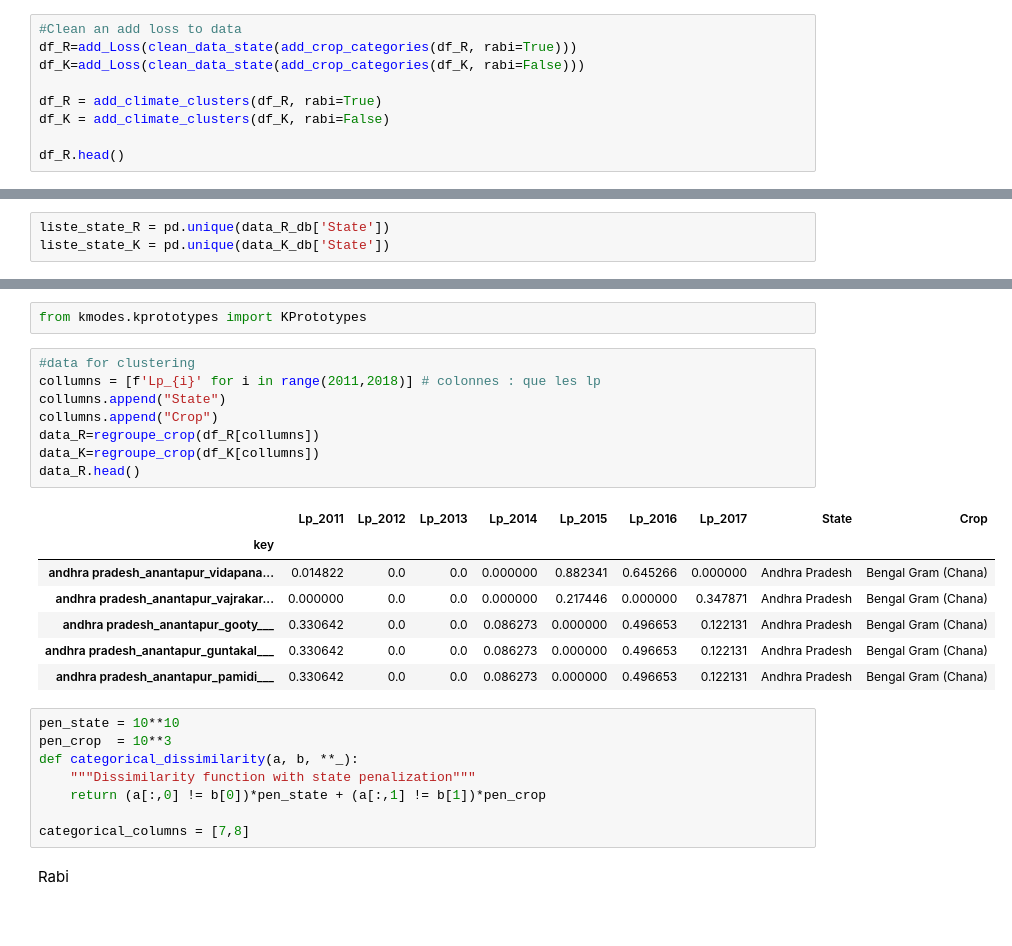
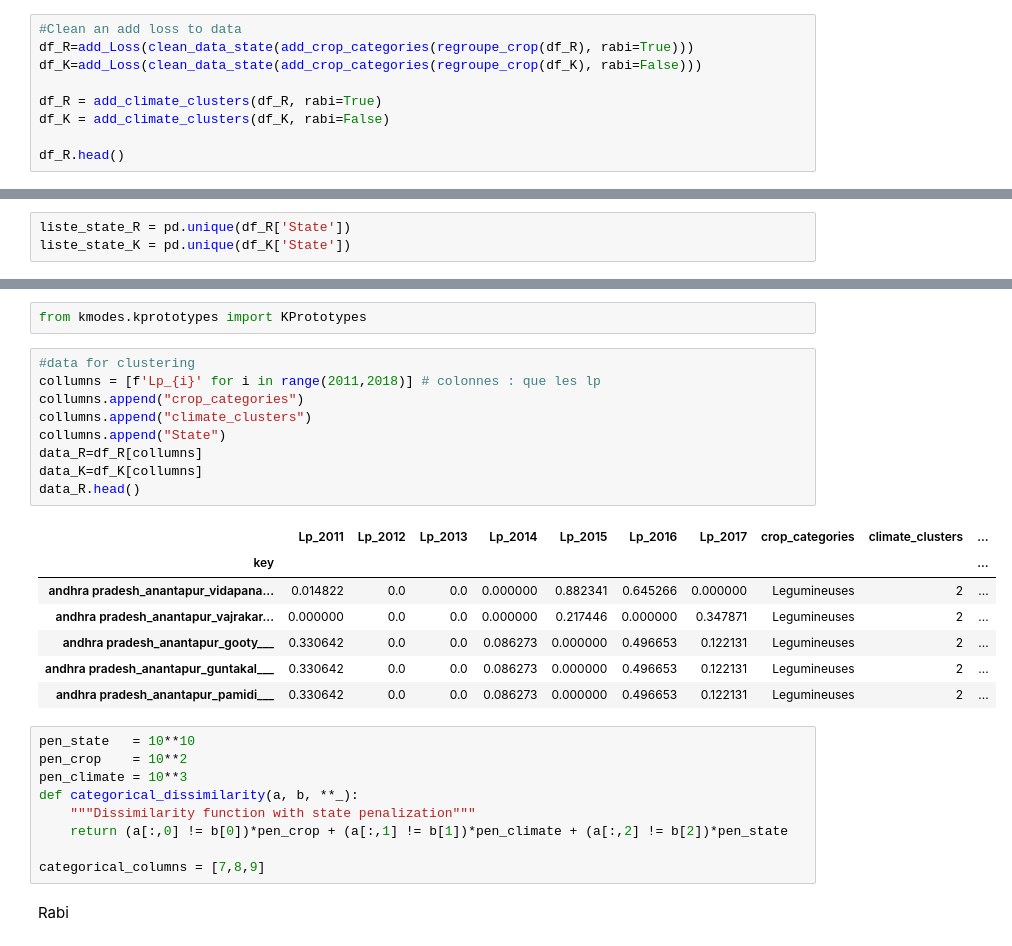
Before and after one commit to amaurylancelin/Datathon, a Jupyter notebook: Code par Pax/Martin/clustering_state_level_only_loss.ipynb, the cells around one changed output, grey strips where cells are left out. Drawn from its saved outputs; the diff is of its cells as text.

Commit message:
modifs clustering états

```diff
--- a/Code par Pax/Martin/clustering_state_level_only_loss.ipynb
+++ b/Code par Pax/Martin/clustering_state_level_only_loss.ipynb
@@ -43,8 +43,8 @@ df_R = pd.read_csv(pathData_R)
 df_K=pd.read_csv(pathData_K)
 # %%
 #Clean an add loss to data
-df_R=add_Loss(clean_data_state(add_crop_categories(df_R, rabi=True)))
-df_K=add_Loss(clean_data_state(add_crop_categories(df_K, rabi=False)))
+df_R=add_Loss(clean_data_state(add_crop_categories(regroupe_crop(df_R), rabi=True)))
+df_K=add_Loss(clean_data_state(add_crop_categories(regroupe_crop(df_K), rabi=False)))
 
 df_R = add_climate_clusters(df_R, rabi=True)
 df_K = add_climate_clusters(df_K, rabi=False)
@@ -74,8 +75,8 @@ data_R_db.head()
 | andhra pradesh_anantapur_guntakal___ | 0.330642 | 0.0 | 0.0 | 0.086273 | 0.000000 | 0.496653 | 0.122131 | Andhra Pradesh |
 | andhra pradesh_anantapur_pamidi___ | 0.330642 | 0.0 | 0.0 | 0.086273 | 0.000000 | 0.496653 | 0.122131 | Andhra Pradesh |
 # %%
-liste_state_R = pd.unique(data_R_db['State'])
-liste_state_K = pd.unique(data_K_db['State'])
+liste_state_R = pd.unique(df_R['State'])
+liste_state_K = pd.unique(df_K['State'])
 # %% [markdown]
 ## K-prototypes
 # %%
@@ -356,27 +357,29 @@ from kmodes.kprototypes import KPrototypes
 # %%
 #data for clustering
 collumns = [f'Lp_{i}' for i in range(2011,2018)] # colonnes : que les lp
+collumns.append("crop_categories")
+collumns.append("climate_clusters")
 collumns.append("State")
-collumns.append("Crop")
-data_R=regroupe_crop(df_R[collumns])
-data_K=regroupe_crop(df_K[collumns])
+data_R=df_R[collumns]
+data_K=df_K[collumns]
 data_R.head()
 # %% [output]
-|  | Lp_2011 | Lp_2012 | Lp_2013 | Lp_2014 | Lp_2015 | Lp_2016 | Lp_2017 | State | Crop |
-| key |  |  |  |  |  |  |  |  |  |
-| andhra pradesh_anantapur_vidapana... | 0.014822 | 0.0 | 0.0 | 0.000000 | 0.882341 | 0.645266 | 0.000000 | Andhra Pradesh | Bengal Gram (Chana) |
-| andhra pradesh_anantapur_vajrakar... | 0.000000 | 0.0 | 0.0 | 0.000000 | 0.217446 | 0.000000 | 0.347871 | Andhra Pradesh | Bengal Gram (Chana) |
-| andhra pradesh_anantapur_gooty___ | 0.330642 | 0.0 | 0.0 | 0.086273 | 0.000000 | 0.496653 | 0.122131 | Andhra Pradesh | Bengal Gram (Chana) |
-| andhra pradesh_anantapur_guntakal___ | 0.330642 | 0.0 | 0.0 | 0.086273 | 0.000000 | 0.496653 | 0.122131 | Andhra Pradesh | Bengal Gram (Chana) |
-| andhra pradesh_anantapur_pamidi___ | 0.330642 | 0.0 | 0.0 | 0.086273 | 0.000000 | 0.496653 | 0.122131 | Andhra Pradesh | Bengal Gram (Chana) |
+|  | Lp_2011 | Lp_2012 | Lp_2013 | Lp_2014 | Lp_2015 | Lp_2016 | Lp_2017 | crop_categories | climate_clusters | ... |
+| key |  |  |  |  |  |  |  |  |  | ... |
+| andhra pradesh_anantapur_vidapana... | 0.014822 | 0.0 | 0.0 | 0.000000 | 0.882341 | 0.645266 | 0.000000 | Legumineuses | 2 | ... |
+| andhra pradesh_anantapur_vajrakar... | 0.000000 | 0.0 | 0.0 | 0.000000 | 0.217446 | 0.000000 | 0.347871 | Legumineuses | 2 | ... |
+| andhra pradesh_anantapur_gooty___ | 0.330642 | 0.0 | 0.0 | 0.086273 | 0.000000 | 0.496653 | 0.122131 | Legumineuses | 2 | ... |
+| andhra pradesh_anantapur_guntakal___ | 0.330642 | 0.0 | 0.0 | 0.086273 | 0.000000 | 0.496653 | 0.122131 | Legumineuses | 2 | ... |
+| andhra pradesh_anantapur_pamidi___ | 0.330642 | 0.0 | 0.0 | 0.086273 | 0.000000 | 0.496653 | 0.122131 | Legumineuses | 2 | ... |
 # %%
-pen_state = 10**10
-pen_crop  = 10**3
+pen_state   = 10**10
+pen_crop    = 10**2
+pen_climate = 10**3
 def categorical_dissimilarity(a, b, **_):
     """Dissimilarity function with state penalization"""
-    return (a[:,0] != b[0])*pen_state + (a[:,1] != b[1])*pen_crop
+    return (a[:,0] != b[0])*pen_crop + (a[:,1] != b[1])*pen_climate + (a[:,2] != b[2])*pen_state
 
-categorical_columns = [7,8]
+categorical_columns = [7,8,9]
 # %% [markdown]
  Rabi
 # %%
```
Also changed, not shown: parts of 3 cells of this notebook.
